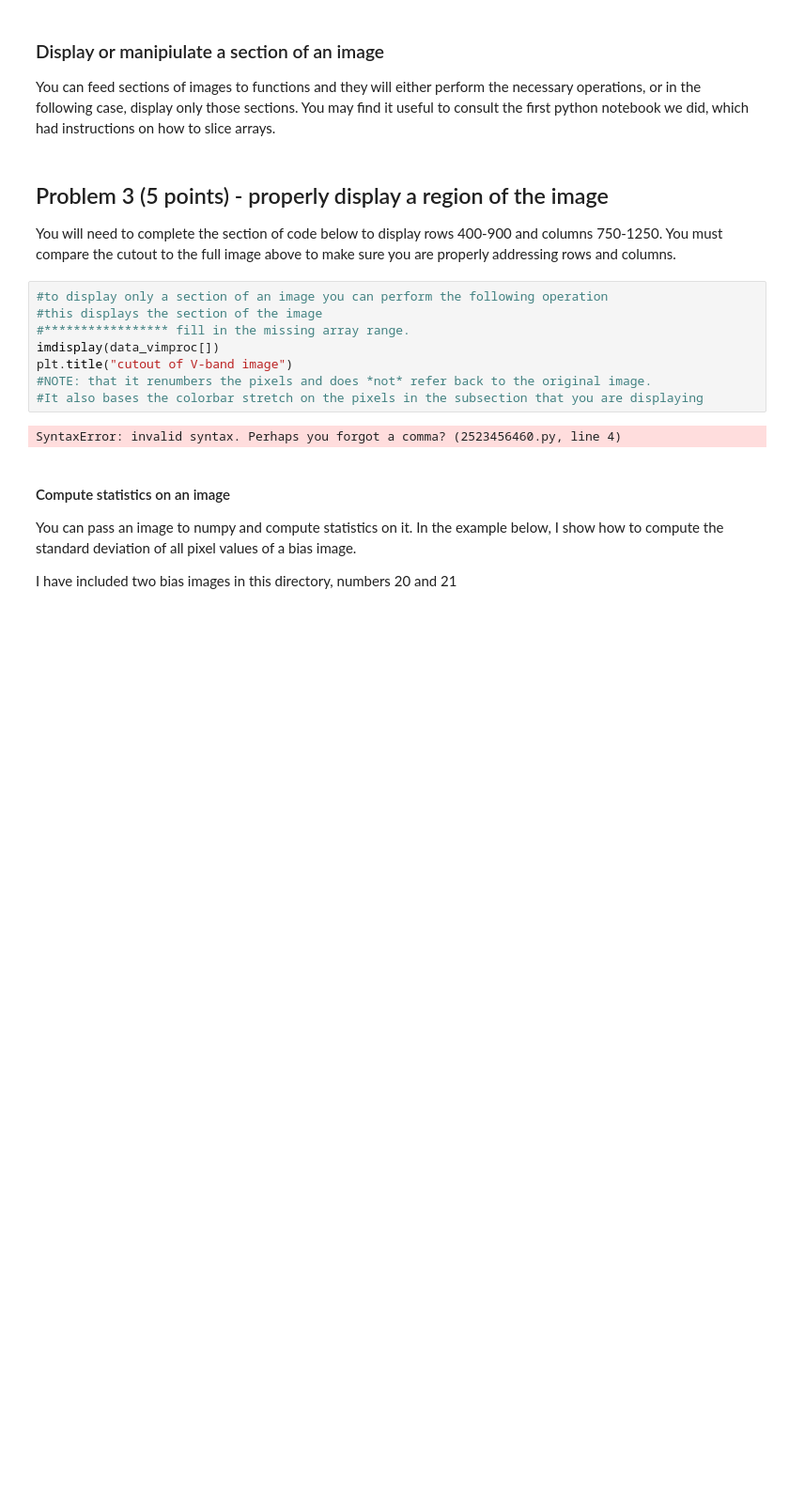
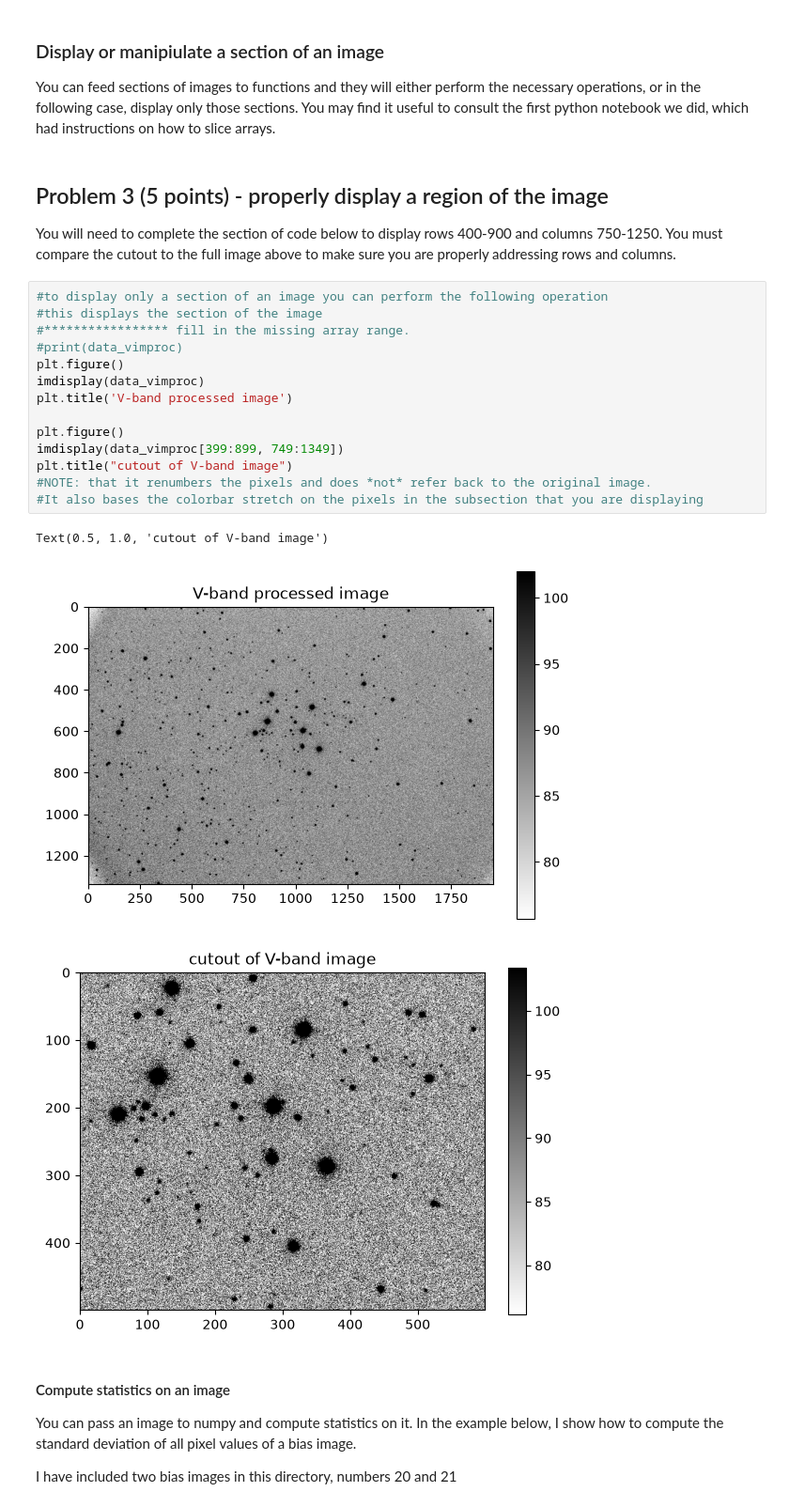
Before and after one commit to gabibolfing/CCD_Characterization_student, a Jupyter notebook: characterize_CCD_student.ipynb, the cells around one changed output. Shown at 94% size. Cells and saved outputs as stored; diff of their text form; blank space fills up the shorter version.

```diff
--- a/characterize_CCD_student.ipynb
+++ b/characterize_CCD_student.ipynb
@@ -123,13 +123,21 @@ You will need to complete the section of code below to display rows 400-900 and
 # %%
 #to display only a section of an image you can perform the following operation
 #this displays the section of the image
 #***************** fill in the missing array range.
-imdisplay(data_vimproc[])
+#print(data_vimproc)
+plt.figure()
+imdisplay(data_vimproc)
+plt.title('V-band processed image')
+
+plt.figure()
+imdisplay(data_vimproc[399:899, 749:1349])
 plt.title("cutout of V-band image")
 #NOTE: that it renumbers the pixels and does *not* refer back to the original image.
 #It also bases the colorbar stretch on the pixels in the subsection that you are displaying
 # %% [output]
-SyntaxError: invalid syntax. Perhaps you forgot a comma? (2523456460.py, line 4)
+Text(0.5, 1.0, 'cutout of V-band image')
+[figure, added]
+[figure, added]
 # %% [markdown]
 #### Compute statistics on an image
 You can pass an image to numpy and compute statistics on it.  In the example below, I show how to compute the standard deviation of all pixel values of a bias image.
```
Also changed, not shown: parts of 1 cell of this notebook.
